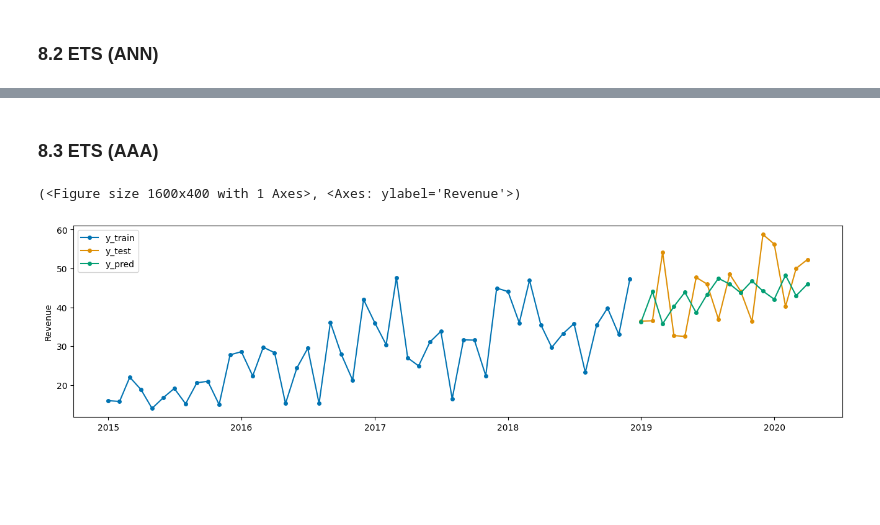
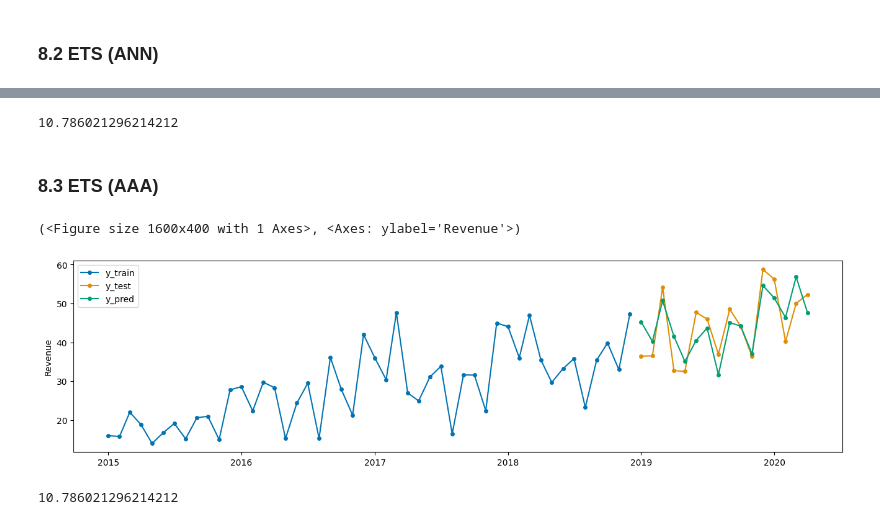
Before and after one commit to GoGoMosh/7.Data_forecasting, a Jupyter notebook: Forecast.ipynb, the cells around one changed output, grey strips where cells are left out. Saved outputs shown, nothing was run; the diff lists cells and outputs as text; code cells hidden in the pictures; blank space fills up the shorter version.

```diff
--- a/Forecast.ipynb
+++ b/Forecast.ipynb
@@ -222,13 +221,21 @@ plot_series(y_train, y_test, y_pred,
+# %%
+mape(y_test, y_pred)
+# %% [output]
+10.786021296214212
 # %% [markdown]
 ### 8.3 ETS (AAA)
 # %%
-forecaster = ExponentialSmoothing(trend="add", seasonal="add", sp=19)
+forecaster = ExponentialSmoothing(trend="add", seasonal="add", sp=12)
 forecaster.fit(y_train)
 
 y_pred = forecaster.predict(ind_date_ets)
 
 plot_series(y_train, y_test, y_pred,
             labels=["y_train","y_test", "y_pred"])
 # %% [output]
 (<Figure size 1600x400 with 1 Axes>, <Axes: ylabel='Revenue'>)
-[figure, old version]
+[figure, new version]
+# %%
+mape(y_test, y_pred)
+# %% [output]
+10.786021296214212
```
Also changed, not shown: parts of 1 cell of this notebook.
